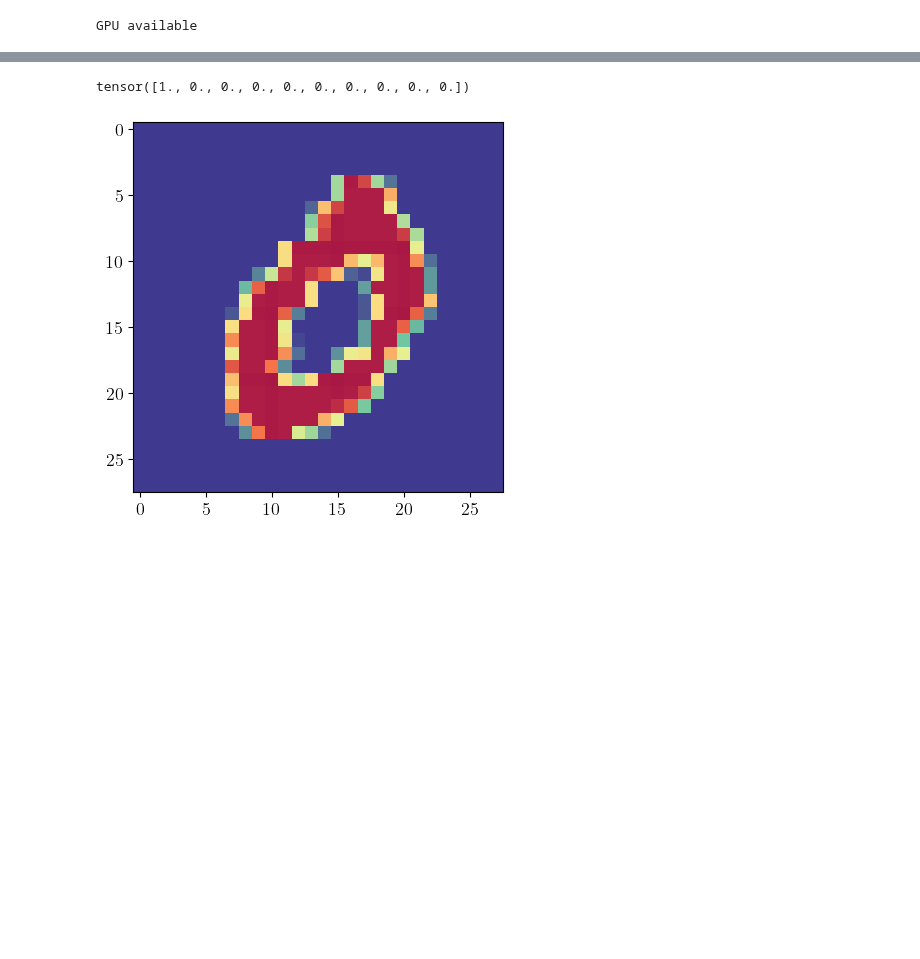
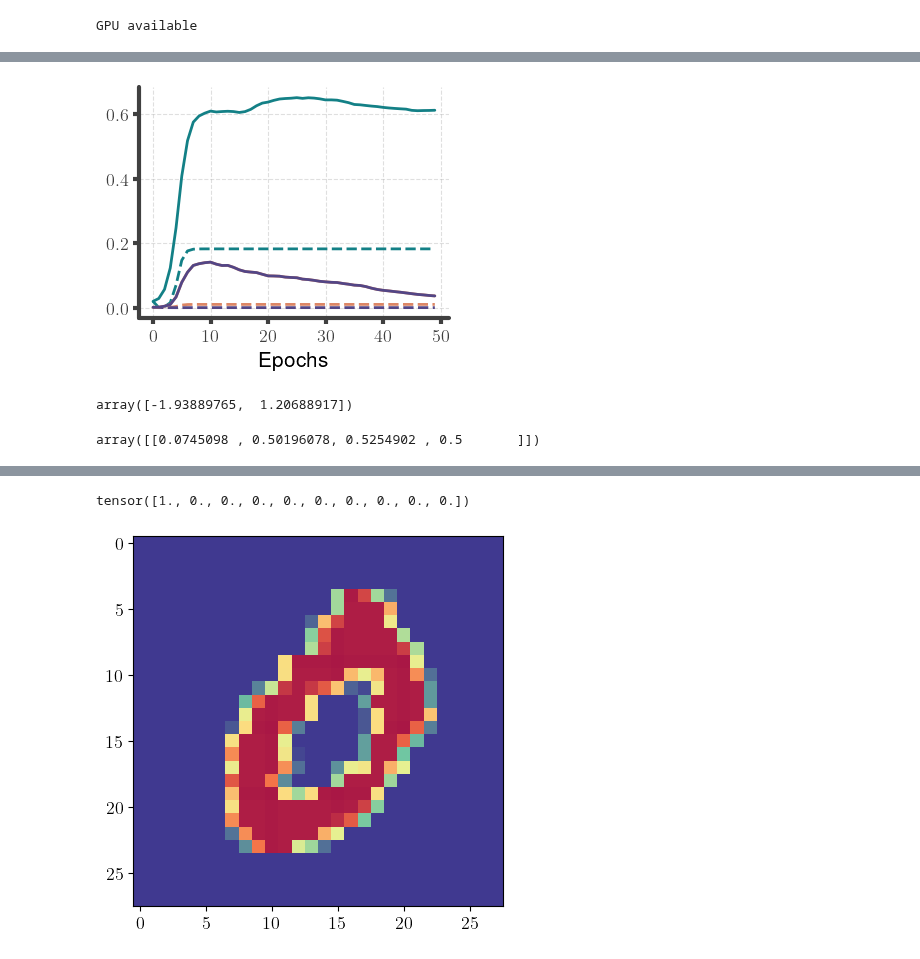
Before and after one commit to loekvanrossem/rnn_structure, a Jupyter notebook: DNN/mnist.ipynb, the cells around one changed output, grey strips where cells are left out. Saved outputs shown, nothing was run; the diff lists cells and outputs as text; code cells hidden in the pictures; blank space fills up the shorter version.

```diff
--- a/DNN/mnist.ipynb
+++ b/DNN/mnist.ipynb
@@ -124,7 +125,7 @@ analyzed_data = torch.utils.data.Subset(train_data, np.argsort(labels))
 two_points = torch.utils.data.Subset(train_data, [1, 3])
 # %%
 ## Load settings
-settings = "low_init"
+settings = "shallow"
 
 (
     model_type,
@@ -310,26 +377,37 @@ plt.ylim(0)
+# %%
+N = N_A + N_B
+
+dy2 += 1e-10
 # %%
-save = True
+save = False
+
 
 max_epoch = len(epochs)
-max_epoch = 25
+# max_epoch = 25
 
-## Fit effective learning rates
-eta_h_opt, eta_y_opt = simulate.optimize_eta(
-    h2[:max_epoch], y2[:max_epoch], w[:max_epoch], dx2, dy2
+# Fit effective learning rates
+eta_h_opt, eta_y_opt = optimize_eta(
+    h2[:max_epoch],
+    y2[:max_epoch],
+    w[:max_epoch],
+    dx2,
+    dy2,
+    guesses=np.logspace(-6, 1, 100),
 )
+eta_h, eta_y = np.array((eta_h_opt, eta_y_opt))
 
-eta_h, eta_y = eta_h_opt, eta_y_opt
-# eta_h, eta_y = 1 * np.array([0.5, 1])
+# eta_h, eta_y = 0.5 * np.array([1, 1])
 
 
 t_max = len(epochs)
 
 sol = scipy.integrate.solve_ivp(
-    simulate.der,
+    der,
     [0, t_max],
-    [h0, y0, w0],
+    np.array([h0, y0, w0]),
     args=(eta_h, eta_y, dx2, dy2),
     dense_output=True,
+    method="Radau",
 )
 
 t = np.linspace(0, t_max, len(epochs))
@@ -337,7 +415,7 @@ z = sol.sol(t)
 z = z[:, :max_epoch]
 t = epochs[:max_epoch]
 
-c = 0.01
+c = 0.1
 d = 1
 
 fig, ax = plt.subplots(figsize=(4, 3))
@@ -345,13 +423,13 @@ plt.plot(t, c * z[0], linestyle="--")
 plt.plot(t, d * z[1], linestyle="--")
 plt.plot(t, z[2], linestyle="--")
 plt.gca().set_prop_cycle(None)
-ax.plot(t, c * h2[:max_epoch], label="$||dh||^2$")
+ax.plot(t, c * h2[:max_epoch], label=f"${c}||dh||^2$")
 ax.plot(t, d * y2[:max_epoch], label="$||dy||^2$")
 ax.plot(t, w[:max_epoch], label="$w$")
 # ax.legend()
 plt.xlabel("Epochs")
 if save:
-    pub_show(save_path=plot_path + "trajectory/" + "ode/" + settings)
+    pub_show(save_path=plot_path + "trajectory/" + "ode/" + "" + settings)
 else:
     pub_show()
 # %% [output]
@@ -358,0 +437 @@ Loss: 683.5686154970683
+[figure, added]
@@ -358,0 +684,8 @@ Loss: 683.5686154970683
+# %%
+mean = np.mean(ax.collections[0].get_offsets().data, axis=0)
+# %% [output]
+array([-1.93889765,  1.20688917])
+# %%
+ax.collections[0].get_facecolor()
+# %% [output]
+array([[0.0745098 , 0.50196078, 0.5254902 , 0.5       ]])
```
Also changed, not shown: parts of 11 cells of this notebook, 12 other files.
